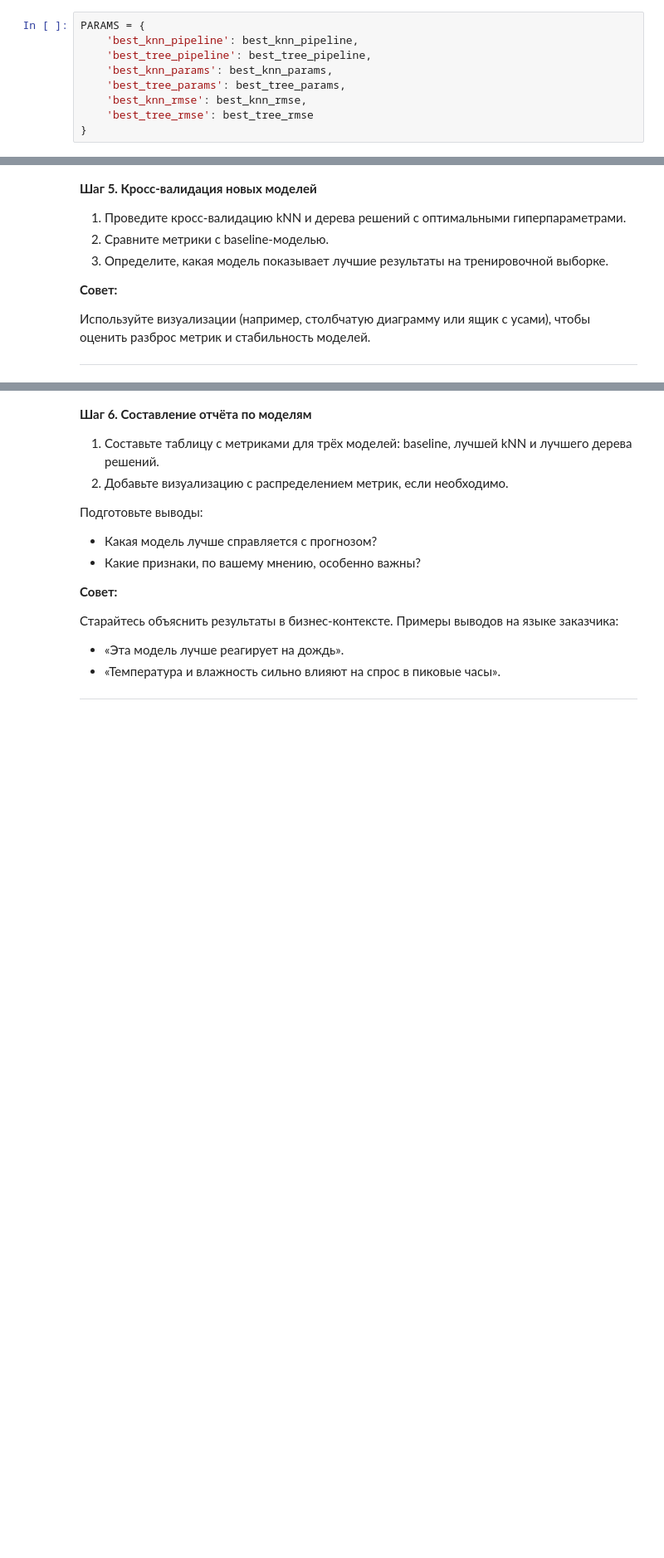
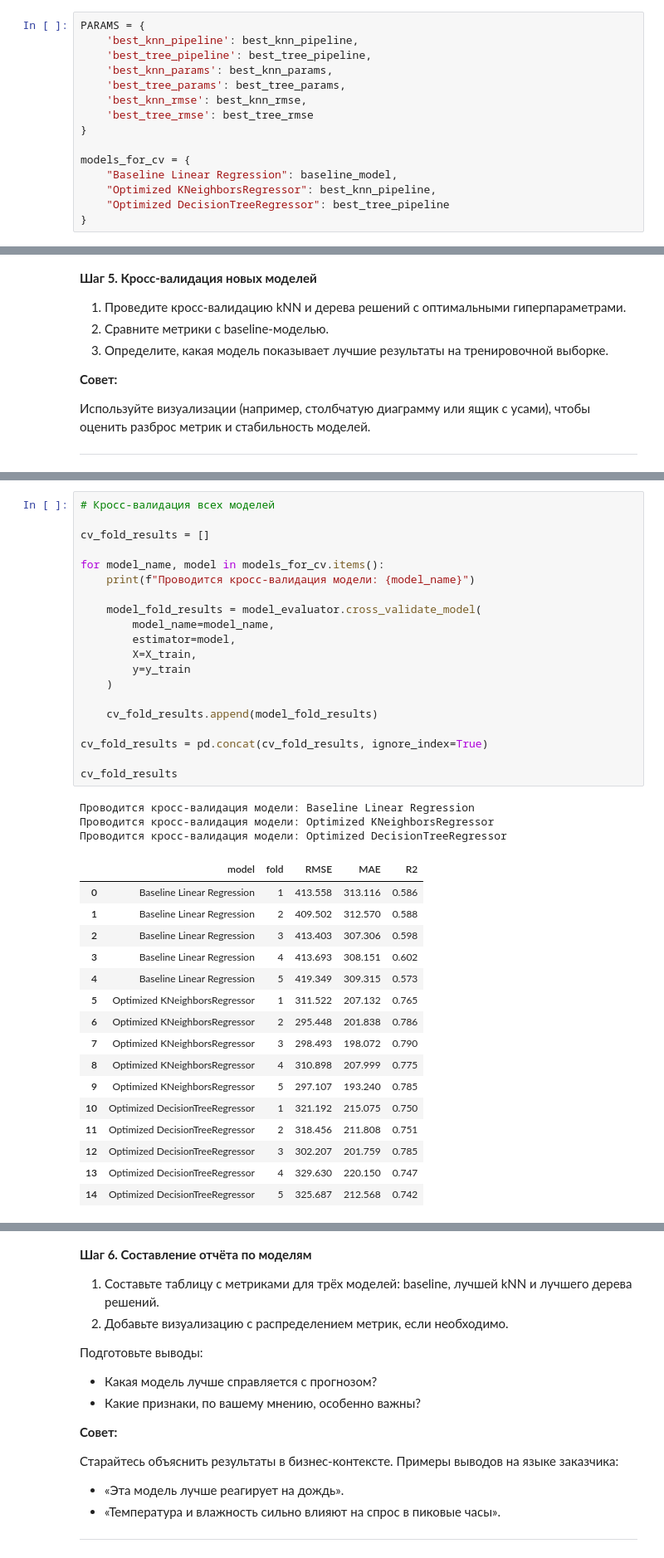
Before and after one commit to 2Myaka2/DataScience_projects, a Jupyter notebook: Project_KNN_TREE.ipynb, the cells around one changed output, grey strips where cells are left out. Shown at 83% size. Drawn from its saved outputs; the diff is of its cells as text; blank space fills up the shorter version.

```diff
--- a/Project_KNN_TREE.ipynb
+++ b/Project_KNN_TREE.ipynb
@@ -1236,6 +1236,12 @@ PARAMS = {
     'best_knn_rmse': best_knn_rmse,
     'best_tree_rmse': best_tree_rmse
 }
+
+models_for_cv = {
+    "Baseline Linear Regression": baseline_model,
+    "Optimized KNeighborsRegressor": best_knn_pipeline,
+    "Optimized DecisionTreeRegressor": best_tree_pipeline
+}
 # %% [markdown]
 ### Вывод по подбору гиперпараметров
 
@@ -1273,0 +1345,40 @@ PARAMS = {
+# %%
+# Кросс-валидация всех моделей
+
+cv_fold_results = []
+
+for model_name, model in models_for_cv.items():
+    print(f"Проводится кросс-валидация модели: {model_name}")
+
+    model_fold_results = model_evaluator.cross_validate_model(
+        model_name=model_name,
+        estimator=model,
+        X=X_train,
+        y=y_train
+    )
+
+    cv_fold_results.append(model_fold_results)
+
+cv_fold_results = pd.concat(cv_fold_results, ignore_index=True)
+
+cv_fold_results
+# %% [output]
+Проводится кросс-валидация модели: Baseline Linear Regression
+Проводится кросс-валидация модели: Optimized KNeighborsRegressor
+Проводится кросс-валидация модели: Optimized DecisionTreeRegressor
+|  | model | fold | RMSE | MAE | R2 |
+| 0 | Baseline Linear Regression | 1 | 413.558 | 313.116 | 0.586 |
+| 1 | Baseline Linear Regression | 2 | 409.502 | 312.570 | 0.588 |
+| 2 | Baseline Linear Regression | 3 | 413.403 | 307.306 | 0.598 |
+| 3 | Baseline Linear Regression | 4 | 413.693 | 308.151 | 0.602 |
+| 4 | Baseline Linear Regression | 5 | 419.349 | 309.315 | 0.573 |
+| 5 | Optimized KNeighborsRegressor | 1 | 311.522 | 207.132 | 0.765 |
+| 6 | Optimized KNeighborsRegressor | 2 | 295.448 | 201.838 | 0.786 |
+| 7 | Optimized KNeighborsRegressor | 3 | 298.493 | 198.072 | 0.790 |
+| 8 | Optimized KNeighborsRegressor | 4 | 310.898 | 207.999 | 0.775 |
+| 9 | Optimized KNeighborsRegressor | 5 | 297.107 | 193.240 | 0.785 |
+| 10 | Optimized DecisionTreeRegressor | 1 | 321.192 | 215.075 | 0.750 |
+| 11 | Optimized DecisionTreeRegressor | 2 | 318.456 | 211.808 | 0.751 |
+| 12 | Optimized DecisionTreeRegressor | 3 | 302.207 | 201.759 | 0.785 |
+| 13 | Optimized DecisionTreeRegressor | 4 | 329.630 | 220.150 | 0.747 |
+| 14 | Optimized DecisionTreeRegressor | 5 | 325.687 | 212.568 | 0.742 |
```
Also changed, not shown: parts of 10 cells of this notebook.
